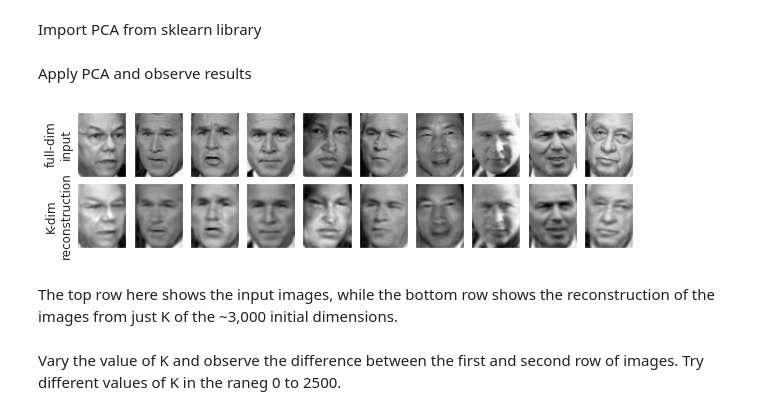
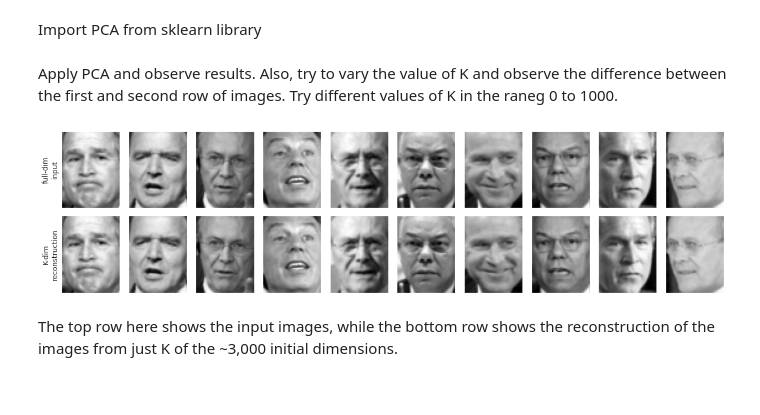
Before and after one commit to mkjubran/ENCS5398, a Jupyter notebook: PCA.ipynb, the cells around one changed output. Saved outputs shown, nothing was run; the diff lists cells and outputs as text; code cells hidden in the pictures.

```diff
--- a/PCA.ipynb
+++ b/PCA.ipynb
@@ -13,7 +13,7 @@ import seaborn as sns; sns.set()
 Download images
 # %%
 from sklearn.datasets import fetch_lfw_people
-faces = fetch_lfw_people(min_faces_per_person=60)
+faces = fetch_lfw_people(min_faces_per_person=100)
 print(faces.target_names)
 print(faces.images.shape)
 # %% [output]
@@ -29,29 +25,27 @@ Import PCA from sklearn library
 # %%
 # Compute the components and projected faces
 from sklearn.decomposition import PCA
-# %% [markdown]
-Apply PCA and observe results
+# %% [markdown]
+Apply PCA and observe results.  Also, try to vary the value of K and observe the difference between the first and second row of images. Try different values of K in the raneg 0 to 1000.
 # %%
-K=150; #reduce dimenssionality of original images to K
+K=1000; #reduce dimenssionality of original images to K
 
 # apply PCA
 pca = PCA(K).fit(faces.data)
 components = pca.transform(faces.data)
 projected = pca.inverse_transform(components)
 
 # Plot the results
-fig, ax = plt.subplots(2, 10, figsize=(10, 2.5),
+fig, ax = plt.subplots(2, 10, figsize=(20, 5),
                        subplot_kw={'xticks':[], 'yticks':[]},
                        gridspec_kw=dict(hspace=0.1, wspace=0.1))
 for i in range(10):
     ax[0, i].imshow(faces.data[i].reshape(62, 47), cmap='binary_r')
     ax[1, i].imshow(projected[i].reshape(62, 47), cmap='binary_r')
 
 ax[0, 0].set_ylabel('full-dim\ninput')
 ax[1, 0].set_ylabel('K-dim\nreconstruction');
 # %% [output]
-[figure, old version]
+[figure, new version]
 # %% [markdown]
 The top row here shows the input images, while the bottom row shows the reconstruction of the images from just K of the ~3,000 initial dimensions.
-# %% [markdown]
-Vary the value of K and observe the difference between the first and second row of images. Try different values of K in the raneg 0 to 2500.
```
Also changed, not shown: parts of 1 cell of this notebook.
